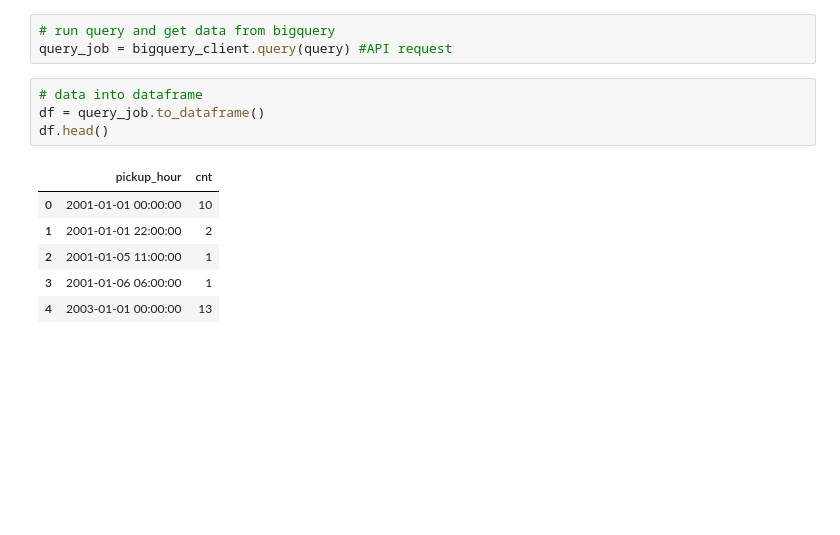
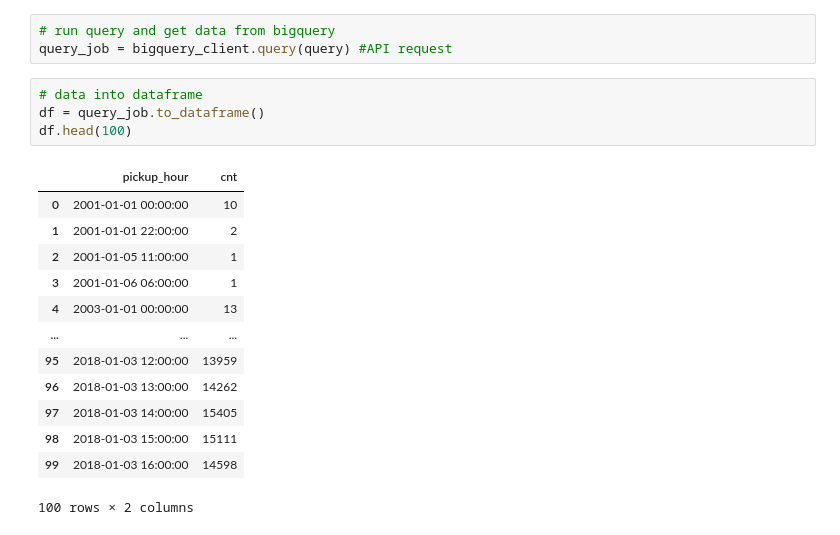
Before and after one commit to YoungJae-Hur/Data-science, a Jupyter notebook: project-NY-taxi-prediction/1. NY Taxi data - Exploratory Data Analysis (EDA).ipynb, the cells around one changed output. Saved outputs shown, nothing was run; the diff lists cells and outputs as text; blank space fills up the shorter version.

```diff
--- a/project-NY-taxi-prediction/1. NY Taxi data - Exploratory Data Analysis (EDA).ipynb
+++ b/project-NY-taxi-prediction/1. NY Taxi data - Exploratory Data Analysis (EDA).ipynb
@@ -74,11 +74,18 @@ query_job = bigquery_client.query(query) #API request
 # %%
 # data into dataframe
 df = query_job.to_dataframe()
-df.head()
+df.head(100)
 # %% [output]
 |  | pickup_hour | cnt |
 | 0 | 2001-01-01 00:00:00 | 10 |
 | 1 | 2001-01-01 22:00:00 | 2 |
 | 2 | 2001-01-05 11:00:00 | 1 |
 | 3 | 2001-01-06 06:00:00 | 1 |
 | 4 | 2003-01-01 00:00:00 | 13 |
+| ... | ... | ... |
+| 95 | 2018-01-03 12:00:00 | 13959 |
+| 96 | 2018-01-03 13:00:00 | 14262 |
+| 97 | 2018-01-03 14:00:00 | 15405 |
+| 98 | 2018-01-03 15:00:00 | 15111 |
+| 99 | 2018-01-03 16:00:00 | 14598 |
+100 rows × 2 columns
```
Also changed, not shown: parts of 18 cells of this notebook.
